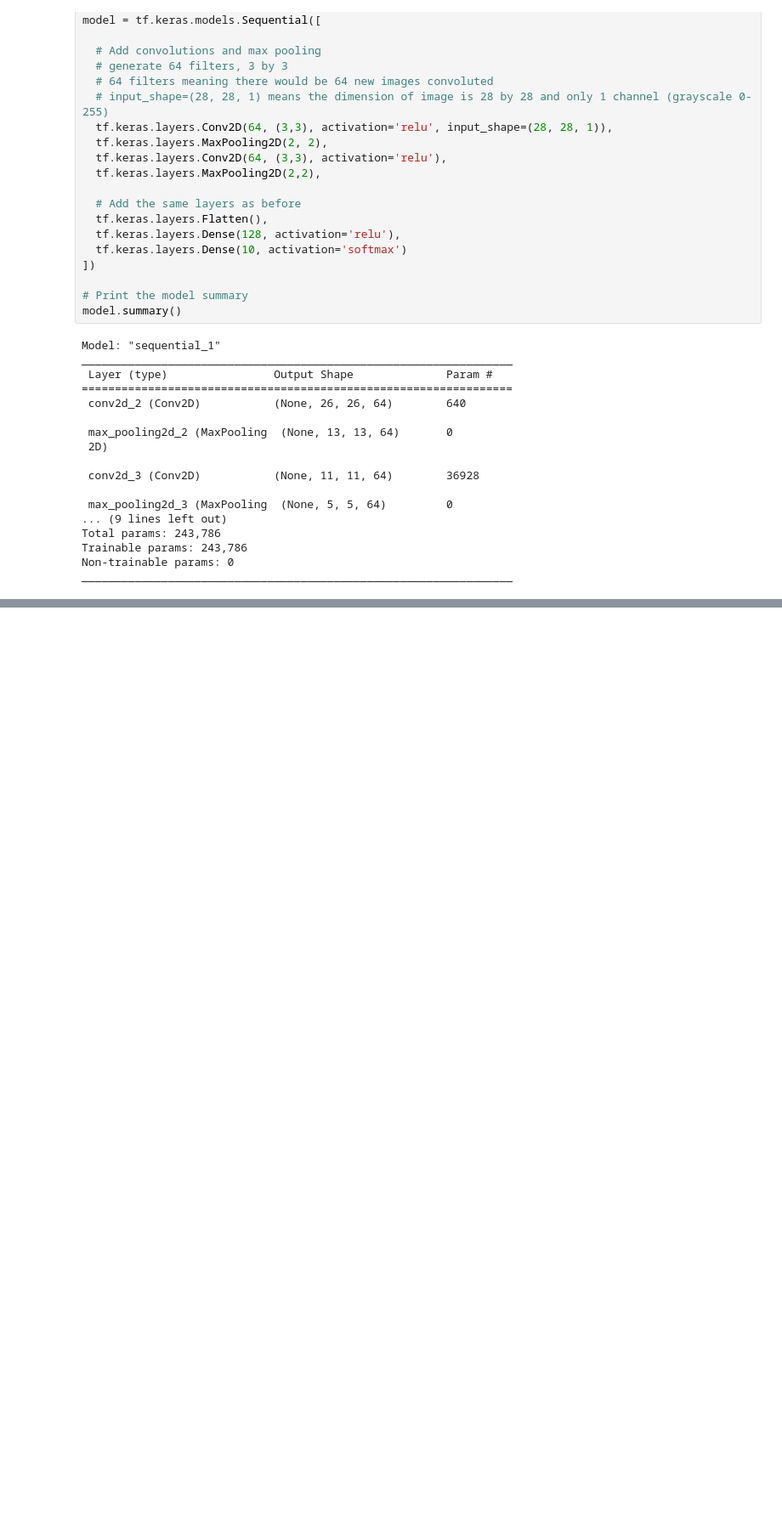
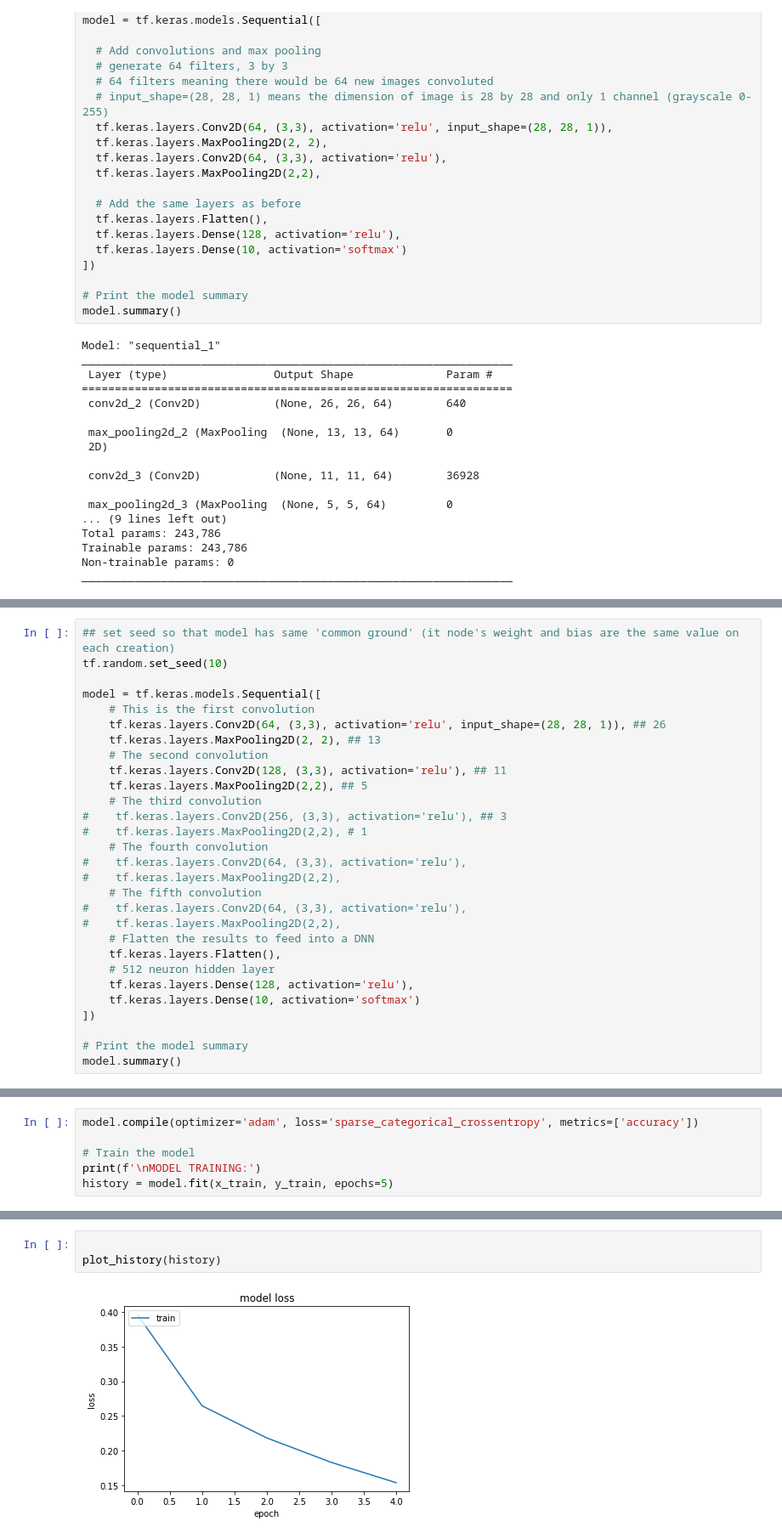
Before and after one commit to suryogumilar/tensorflow_playground, a Jupyter notebook: C1_W3_Lab_1_improving_accuracy_using_convolutions.ipynb, the cells around one changed output, grey strips where cells are left out. Shown at 85% size. Cells and saved outputs as stored; diff of their text form; blank space fills up the shorter version.

Commit message:
add section of increasing nodes in convolution network

```diff
--- a/C1_W3_Lab_1_improving_accuracy_using_convolutions.ipynb
+++ b/C1_W3_Lab_1_improving_accuracy_using_convolutions.ipynb
@@ -309,0 +314,29 @@ for x in range(0,4):
+# %%
+## set seed so that model has same 'common ground' (it node's weight and bias are the same value on each creation)
+tf.random.set_seed(10)
+
+model = tf.keras.models.Sequential([
+    # This is the first convolution
+    tf.keras.layers.Conv2D(64, (3,3), activation='relu', input_shape=(28, 28, 1)), ## 26
+    tf.keras.layers.MaxPooling2D(2, 2), ## 13
+    # The second convolution
+    tf.keras.layers.Conv2D(128, (3,3), activation='relu'), ## 11
+    tf.keras.layers.MaxPooling2D(2,2), ## 5
+    # The third convolution
+#    tf.keras.layers.Conv2D(256, (3,3), activation='relu'), ## 3
+#    tf.keras.layers.MaxPooling2D(2,2), # 1
+    # The fourth convolution
+#    tf.keras.layers.Conv2D(64, (3,3), activation='relu'),
+#    tf.keras.layers.MaxPooling2D(2,2),
+    # The fifth convolution
+#    tf.keras.layers.Conv2D(64, (3,3), activation='relu'),
+#    tf.keras.layers.MaxPooling2D(2,2),
+    # Flatten the results to feed into a DNN
+    tf.keras.layers.Flatten(),
+    # 512 neuron hidden layer
+    tf.keras.layers.Dense(128, activation='relu'),
+    tf.keras.layers.Dense(10, activation='softmax')
+])
+
+# Print the model summary
+model.summary()
@@ -309,0 +361,6 @@ for x in range(0,4):
+# %%
+model.compile(optimizer='adam', loss='sparse_categorical_crossentropy', metrics=['accuracy'])
+
+# Train the model
+print(f'\nMODEL TRAINING:')
+history = model.fit(x_train, y_train, epochs=5)
@@ -309,0 +388,5 @@ for x in range(0,4):
+# %%
+
+plot_history(history)
+# %% [output]
+[figure, added]
```
Also changed, not shown: parts of 17 cells of this notebook.
